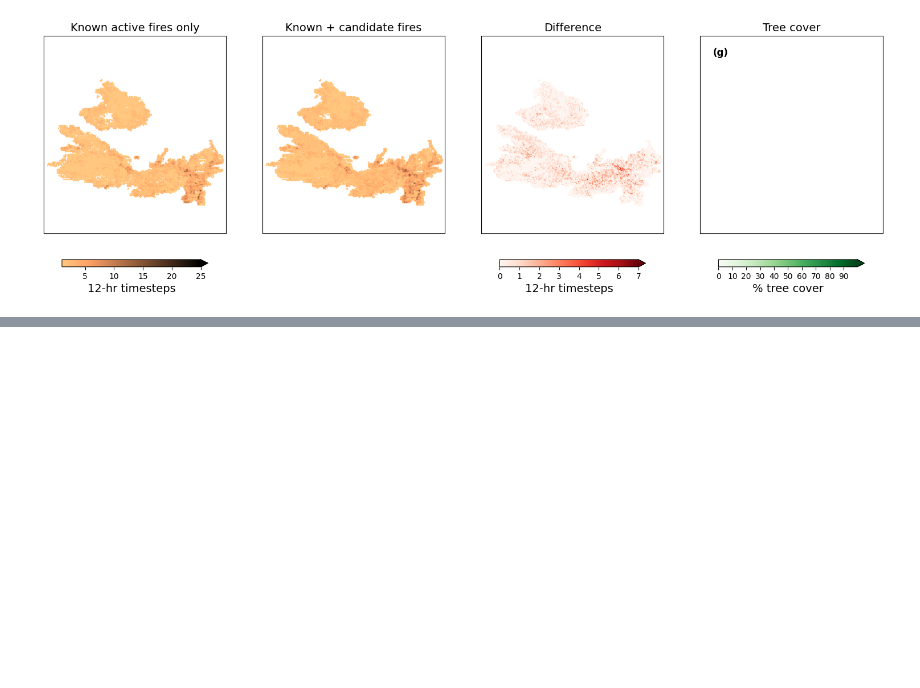
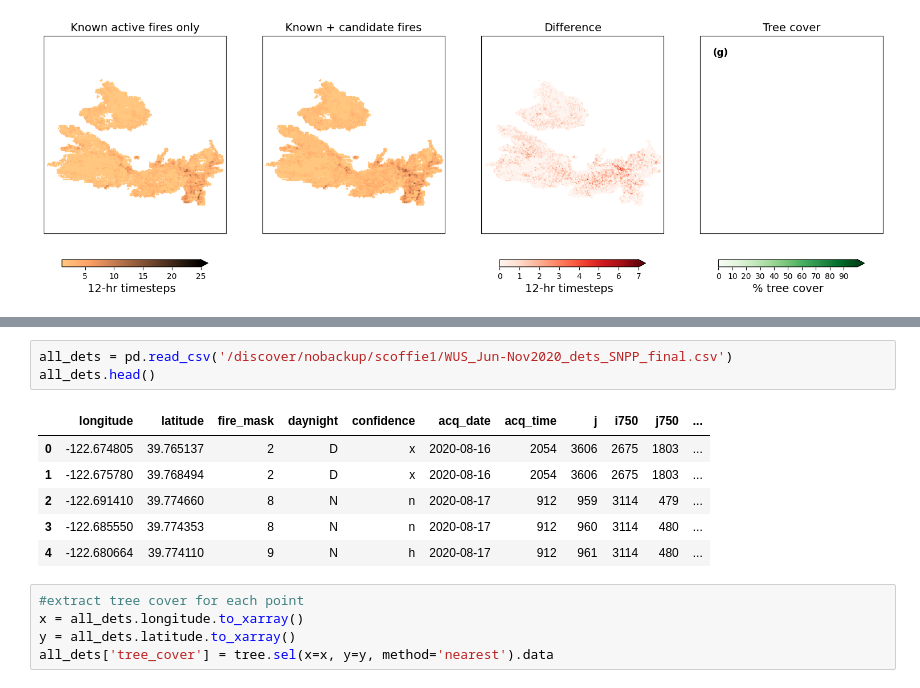
Before and after one commit to scoffiel/candidate_fires, a Jupyter notebook: 3_candidate_analysis.ipynb, the cells around one changed output, grey strips where cells are left out. Drawn from its saved outputs; the diff is of its cells as text; blank space fills up the shorter version.

```diff
--- a/3_candidate_analysis.ipynb
+++ b/3_candidate_analysis.ipynb
@@ -602,0 +687,15 @@ plt.savefig('/home/scoffie1/figures/persistence_oregon.png', dpi=150)
+# %%
+all_dets = pd.read_csv('/discover/nobackup/scoffie1/WUS_Jun-Nov2020_dets_SNPP_final.csv')
+all_dets.head()
+# %% [output]
+|  | longitude | latitude | fire_mask | daynight | confidence | acq_date | acq_time | j | i750 | j750 | ... |
+| 0 | -122.674805 | 39.765137 | 2 | D | x | 2020-08-16 | 2054 | 3606 | 2675 | 1803 | ... |
+| 1 | -122.675780 | 39.768494 | 2 | D | x | 2020-08-16 | 2054 | 3606 | 2675 | 1803 | ... |
+| 2 | -122.691410 | 39.774660 | 8 | N | n | 2020-08-17 | 912 | 959 | 3114 | 479 | ... |
+| 3 | -122.685550 | 39.774353 | 8 | N | n | 2020-08-17 | 912 | 960 | 3114 | 480 | ... |
+| 4 | -122.680664 | 39.774110 | 9 | N | h | 2020-08-17 | 912 | 961 | 3114 | 480 | ... |
+# %%
+#extract tree cover for each point
+x = all_dets.longitude.to_xarray()
+y = all_dets.latitude.to_xarray()
+all_dets['tree_cover'] = tree.sel(x=x, y=y, method='nearest').data
```
Also changed, not shown: parts of 10 cells of this notebook, 1 other file.
